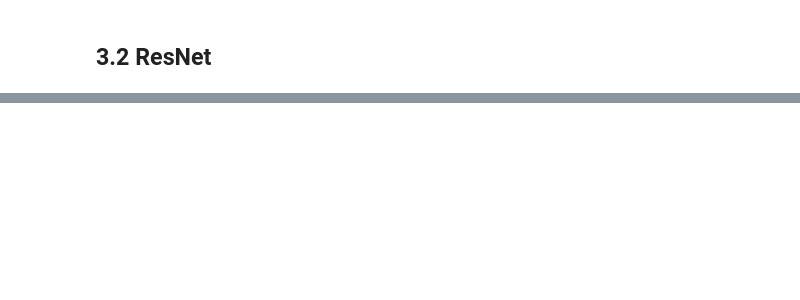
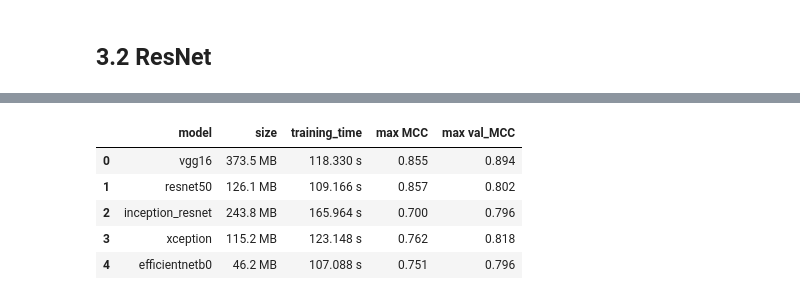
Before and after one commit to dailoht/Epitech_Zoidberg2.0, a Jupyter notebook: notebooks/models/pab-model_comparison.ipynb, the cells around one changed output, grey strips where cells are left out. Saved outputs shown, nothing was run; the diff lists cells and outputs as text; code cells hidden in the pictures; blank space fills up the shorter version.

```diff
--- a/notebooks/models/pab-model_comparison.ipynb
+++ b/notebooks/models/pab-model_comparison.ipynb
@@ -281,0 +392,40 @@ drwxr-xr-x 1 root root 4096 Apr 14 13:35 sample_data
+# %%
+history_path = {
+    'vgg16' : zoidbergManager.model_dir / 'histories' / 'hty_smallds_vgg16.json',
+    'resnet50' : zoidbergManager.model_dir / 'histories' / 'hty_smallds_resnet50.json',
+    'inception_resnet' : zoidbergManager.model_dir / 'histories' / 'hty_smallds_inception_resnet.json',
+    'xception' : zoidbergManager.model_dir / 'histories' / 'hty_smallds_xception.json',
+    'efficientnetb0' : zoidbergManager.model_dir / 'histories' / 'hty_smallds_efficientnetb0.json'
+}
+
+checkpoint_path = {
+    'vgg16' : zoidbergManager.model_dir / 'checkpoints' / 'ckpt_smallds_vgg16.h5',
+    'resnet50' : zoidbergManager.model_dir / 'checkpoints' / 'ckpt_smallds_resnet50.h5',
+    'inception_resnet' : zoidbergManager.model_dir / 'checkpoints' / 'ckpt_smallds_inception_resnet.h5',
+    'xception' : zoidbergManager.model_dir / 'checkpoints' / 'ckpt_smallds_xception.h5',
+    'efficientnetb0' : zoidbergManager.model_dir / 'checkpoints' / 'ckpt_smallds_efficientnetb0.h5'
+}
+
+sumup_result_df = pd.DataFrame(columns=['model','size','training_time','max MCC','max val_MCC'])
+histories = {}
+for model_name, path in history_path.items():
+    with open(path) as file:
+        history = json.load(file)
+    histories[model_name] = history['history']
+    sumup = []
+    sumup.append(model_name)
+    sumup.append(f'{checkpoint_path[model_name].stat().st_size / (1e6):.1f} MB')
+    sumup.append(f"{history['training_time']:.3f} s")
+    sumup.append(f"{np.max(history['history']['MCC']):.3f}")
+    sumup.append(f"{np.max(history['history']['val_MCC']):.3f}")
+    idx_model = list(history_path.keys()).index(model_name)
+    sumup_result_df.loc[idx_model] = sumup
+
+sumup_result_df.head()
+# %% [output]
+|  | model | size | training_time | max MCC | max val_MCC |
+| 0 | vgg16 | 373.5 MB | 118.330 s | 0.855 | 0.894 |
+| 1 | resnet50 | 126.1 MB | 109.166 s | 0.857 | 0.802 |
+| 2 | inception_resnet | 243.8 MB | 165.964 s | 0.700 | 0.796 |
+| 3 | xception | 115.2 MB | 123.148 s | 0.762 | 0.818 |
+| 4 | efficientnetb0 | 46.2 MB | 107.088 s | 0.751 | 0.796 |
```
Also changed, not shown: parts of 27 cells of this notebook, 9 other files.
